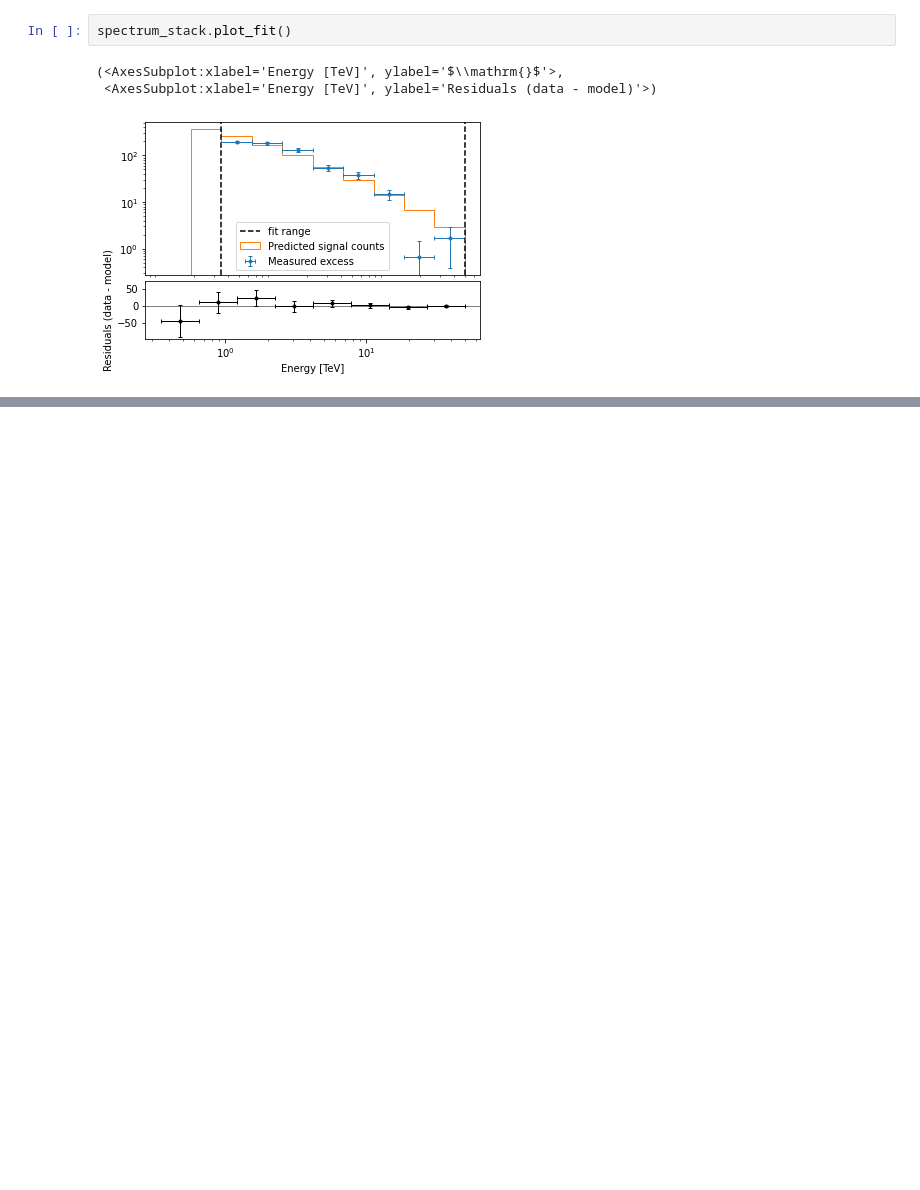
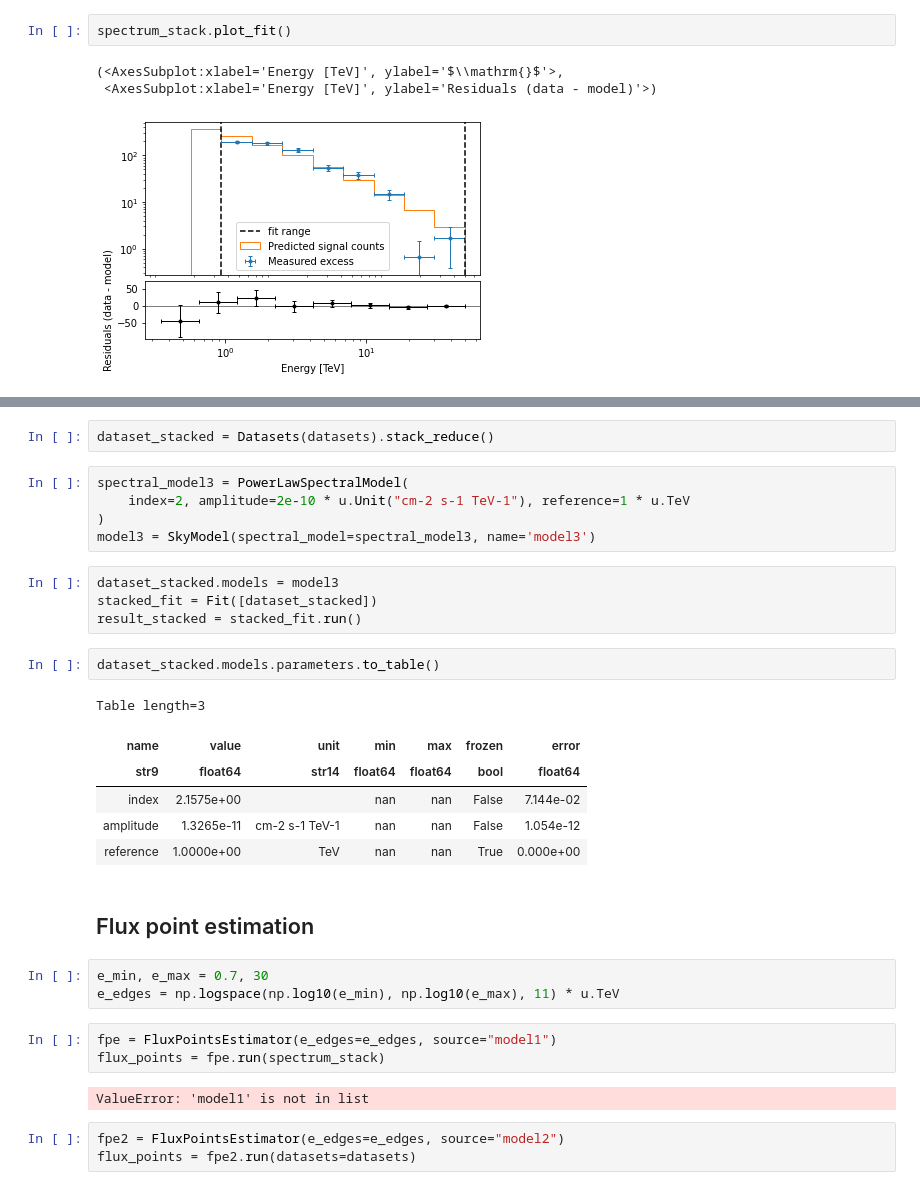
Before and after one commit to AtreyeeS/test_notebooks, a Jupyter notebook: extended_source_spectral_analysis.ipynb, the cells around one changed output, grey strips where cells are left out. Cells and saved outputs as stored; diff of their text form; blank space fills up the shorter version.

Commit message:
flux points

```diff
--- a/extended_source_spectral_analysis.ipynb
+++ b/extended_source_spectral_analysis.ipynb
@@ -207,0 +250,33 @@ spectrum_stack.plot_fit()
+# %%
+dataset_stacked = Datasets(datasets).stack_reduce()
+# %%
+spectral_model3 = PowerLawSpectralModel(
+    index=2, amplitude=2e-10 * u.Unit("cm-2 s-1 TeV-1"), reference=1 * u.TeV
+)
+model3 = SkyModel(spectral_model=spectral_model3, name='model3')
+# %%
+dataset_stacked.models = model3
+stacked_fit = Fit([dataset_stacked])
+result_stacked = stacked_fit.run()
+# %%
+dataset_stacked.models.parameters.to_table()
+# %% [output]
+Table length=3
+| name | value | unit | min | max | frozen | error |
+| str9 | float64 | str14 | float64 | float64 | bool | float64 |
+| index | 2.1575e+00 |  | nan | nan | False | 7.144e-02 |
+| amplitude | 1.3265e-11 | cm-2 s-1 TeV-1 | nan | nan | False | 1.054e-12 |
+| reference | 1.0000e+00 | TeV | nan | nan | True | 0.000e+00 |
+# %% [markdown]
+## Flux point estimation
+# %%
+e_min, e_max = 0.7, 30
+e_edges = np.logspace(np.log10(e_min), np.log10(e_max), 11) * u.TeV
+# %%
+fpe = FluxPointsEstimator(e_edges=e_edges, source="model1")
+flux_points = fpe.run(spectrum_stack)
+# %% [output]
+ValueError: 'model1' is not in list
+# %%
+fpe2 = FluxPointsEstimator(e_edges=e_edges, source="model2")
+flux_points = fpe2.run(datasets=datasets)
```
Also changed, not shown: parts of 15 cells of this notebook.
